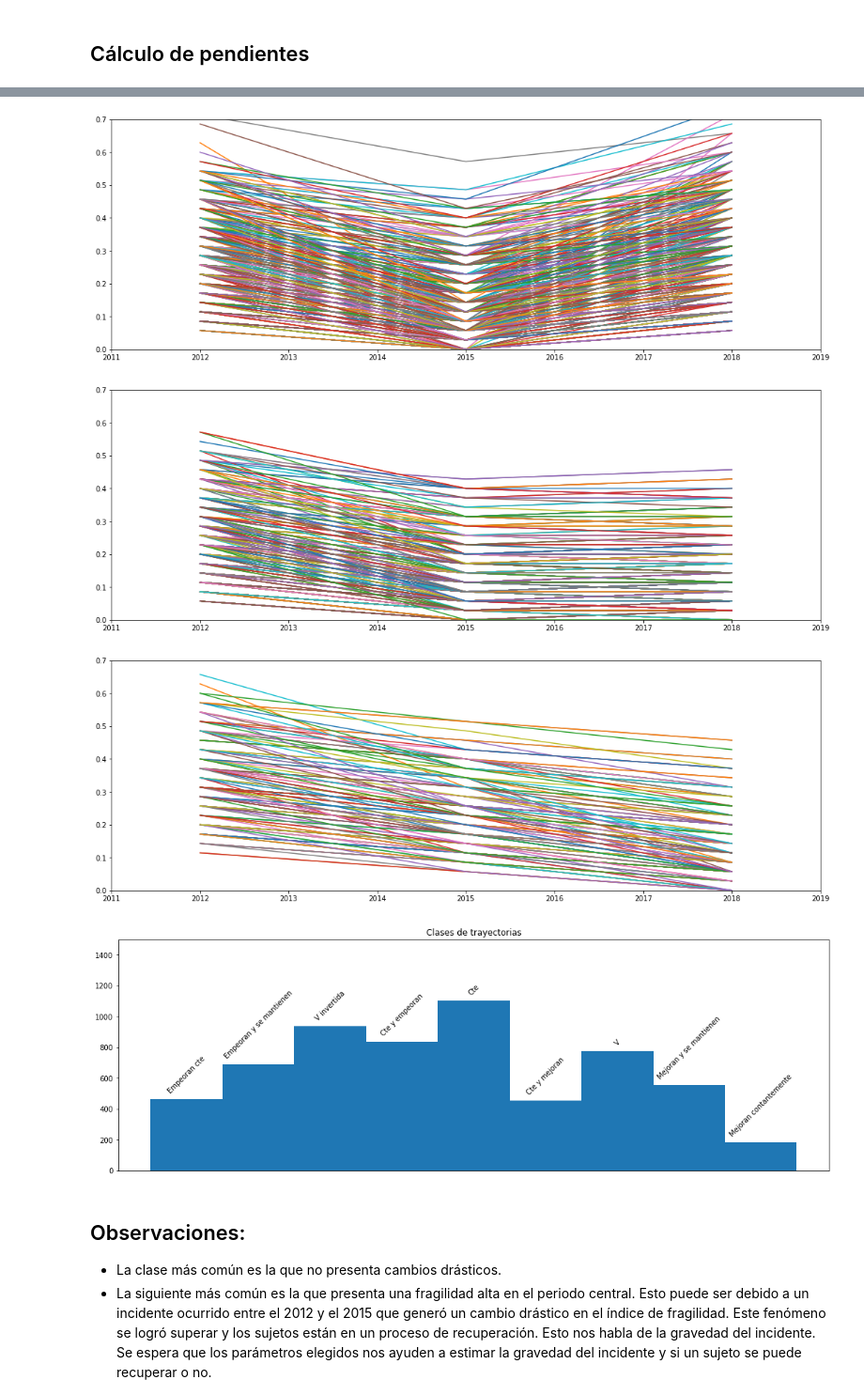
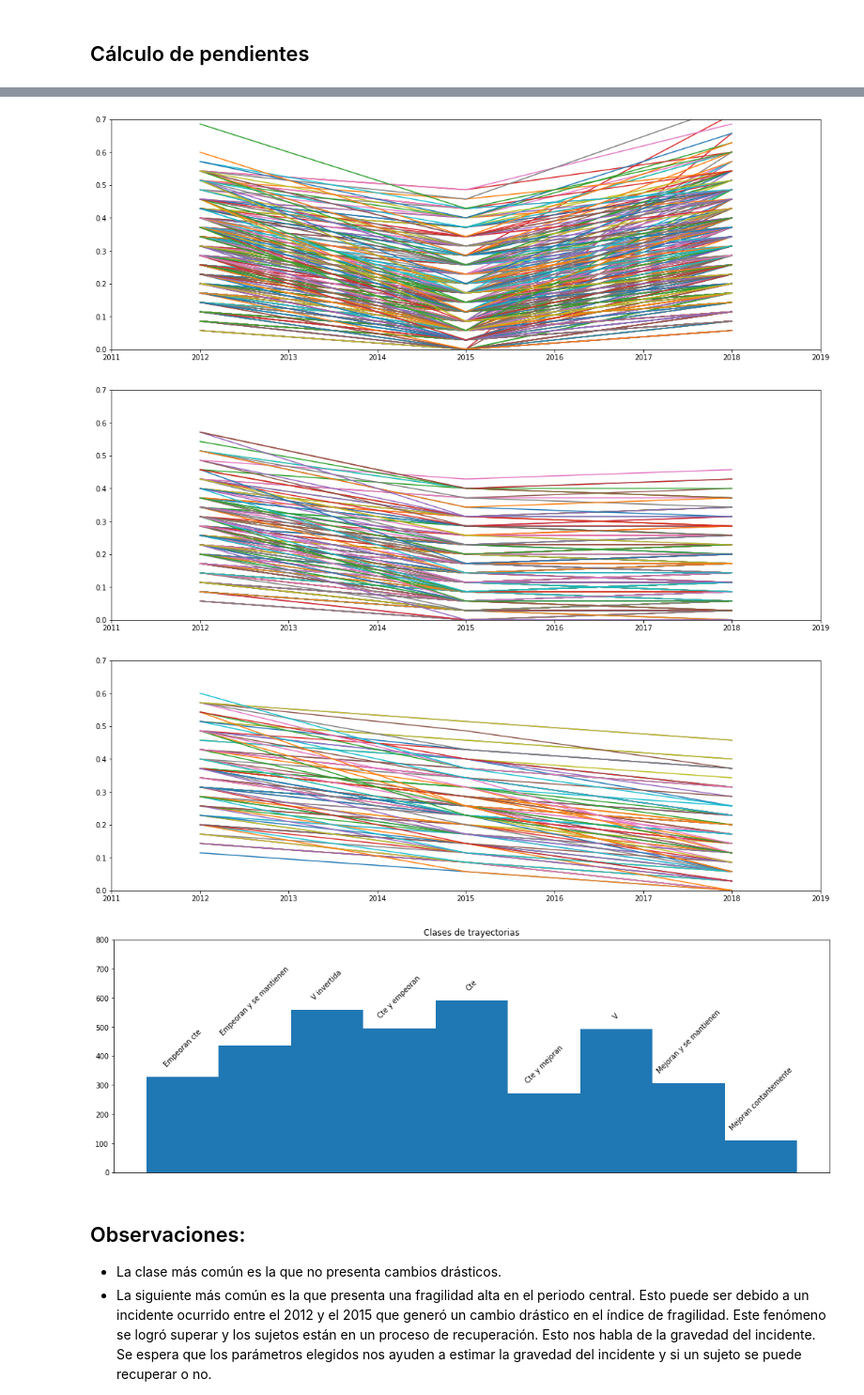
Before and after one commit to Javi-ciencias/Practica_profesional, a Jupyter notebook: Exploración1.ipynb, the cells around one changed output, grey strips where cells are left out. Shown at 94% size. Cells and saved outputs as stored; diff of their text form; code cells hidden in the pictures.

```diff
--- a/Exploración1.ipynb
+++ b/Exploración1.ipynb
@@ -5,7 +8,7 @@ import matplotlib.pyplot as plt
 
 %matplotlib inline
 # %%
-data=pd.read_csv("Base_unificada_v4.csv")
+data=pd.read_csv("Base_unificada_v6.csv")
 # %%
 data
 # %% [output]
@@ -200,7 +181,7 @@ plt.xlim([2011,2019])
 plt.ylim([0,0.7])
 plt.show;
 # %% [output]
-[figure, old version]
+[figure, new version]
 # %%
 plt.figure(figsize=(18,6))
 clase=8
@@ -210,7 +191,7 @@ plt.xlim([2011,2019])
 plt.ylim([0,0.7])
 plt.show;
 # %% [output]
-[figure, old version]
+[figure, new version]
 # %%
 plt.figure(figsize=(18,6))
 clase=9
@@ -220,7 +201,7 @@ plt.xlim([2011,2019])
 plt.ylim([0,0.7])
 plt.show;
 # %% [output]
-[figure, old version]
+[figure, new version]
 # %%
 hist_clases=np.array([len(np.where(classif==0)[0]),len(np.where(classif==1)[0]),len(np.where(classif==2)[0]),len(np.where(classif==3)[0]),len(np.where(classif==4)[0]),len(np.where(classif==5)[0]),len(np.where(classif==6)[0]),len(np.where(classif==7)[0]),len(np.where(classif==8)[0]),len(np.where(classif==9)[0])])
 # %%
@@ -228,19 +209,19 @@ labels=["Empeoran cte", "Empeoran y se mantienen", "V invertida","Cte y empeoran
 # %%
 fig, ax = plt.subplots(1, 1, figsize=(18,6))
 ax.hist(classif, bins=9)
 ax.set_title("Clases de trayectorias")
 ax.tick_params(axis='x',labelbottom=False, bottom=False)
-ax.set_ylim([0,1500])
+ax.set_ylim([0,800])
 
 rects = ax.patches
 
 for rect, label in zip(rects, labels):
     height = rect.get_height()
     ax.text(rect.get_x() + rect.get_width() / 2, height+30, label,
             ha='center', va='bottom', rotation=45)
 plt.show;
 # %% [output]
-[figure, old version]
+[figure, new version]
 # %% [markdown]
 ## Observaciones:
 * La clase más común es la que no presenta cambios drásticos.
```
Also changed, not shown: parts of 83 cells of this notebook, 6 other files.
